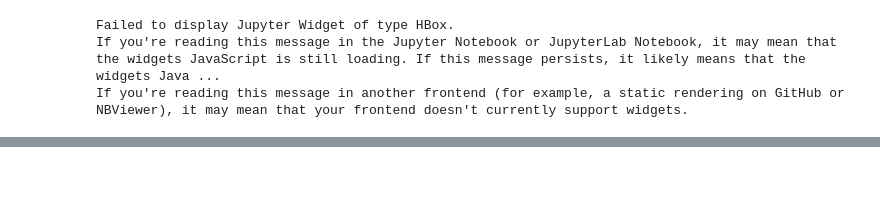
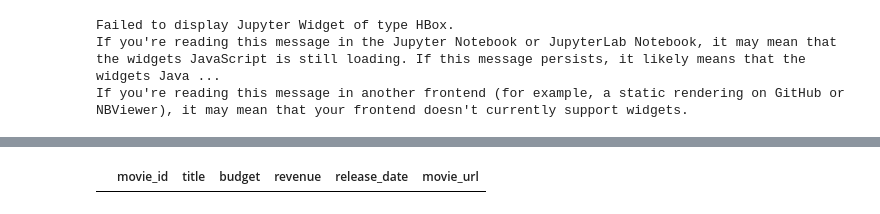
Before and after one commit to wsjk/Capstone_1, a Jupyter notebook: notebooks/clean_data.ipynb, the cells around one changed output, grey strips where cells are left out. Cells and saved outputs as stored; diff of their text form; code cells hidden in the pictures; blank space fills up the shorter version.

```diff
--- a/notebooks/clean_data.ipynb
+++ b/notebooks/clean_data.ipynb
@@ -153 +169,5 @@ found_movies
+# %%
+found_movies[found_movies.isnull().any(axis=1)]
+# %% [output]
+|  | movie_id | title | budget | revenue | release_date | movie_url |
 # %%
```
Also changed, not shown: parts of 12 cells of this notebook, 11 other files.
